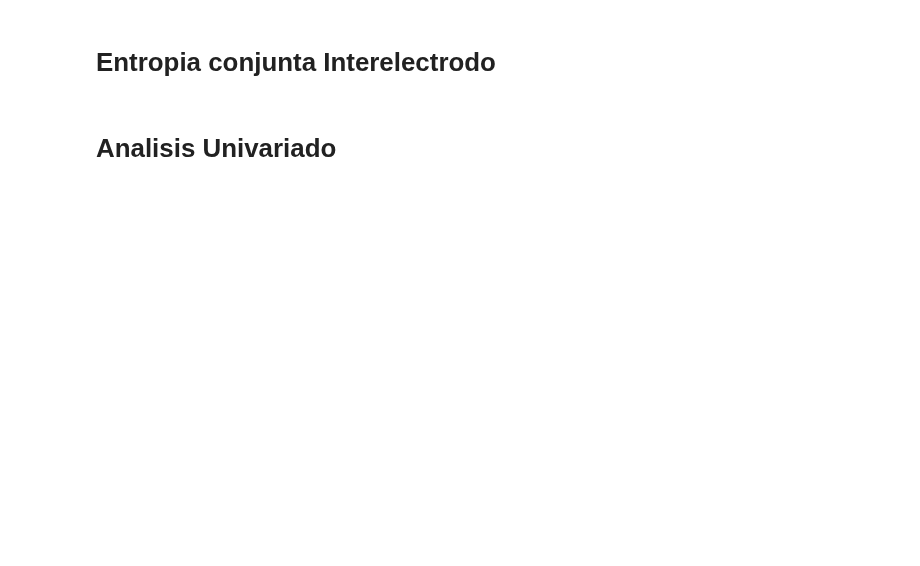
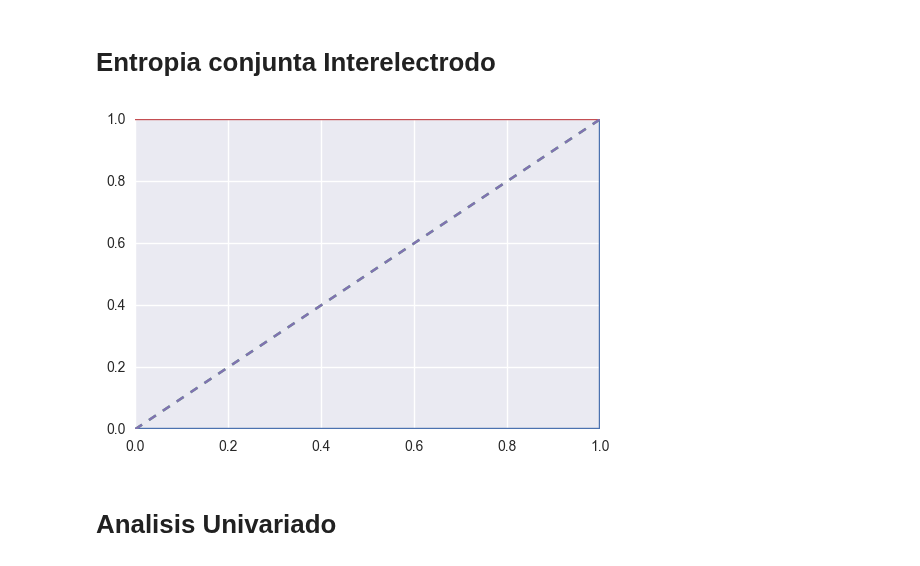
Before and after one commit to turtle-lea/ciencia-de-datos, a Jupyter notebook: tp-3/TP3.ipynb, the cells around one changed output. Saved outputs shown, nothing was run; the diff lists cells and outputs as text; code cells hidden in the pictures; blank space fills up the shorter version.

```diff
--- a/tp-3/TP3.ipynb
+++ b/tp-3/TP3.ipynb
@@ -378,6 +377,16 @@ res_P_std = np.std(res_P)
 # %%
 res_S_mean = np.mean(res_S)
 res_S_std = np.std(res_S)
+# %%
+# Esto es un arreglo para no calcular todas las entropia interelectrodo, una de cada sujeto (s o P) y lo multiplicamos por diez
+res_S_mean_x10 = [res_S_mean]*10
+res_S_std_x10 = [res_S_std]*10
+res_P_mean_x10 =  [res_P_mean]*10
+res_P_std_x10 = [res_P_std]*10
+# %%
+curva_roc_unificada (labels, np.array(res_S_mean_x10 + res_P_mean_x10), np.array(res_S_std_x10 + res_P_std_x10))
+# %% [output]
+[figure, added]
 # %% [markdown]
 # Analisis Univariado
 # %%
```
Also changed, not shown: parts of 12 cells of this notebook, 1 other file.
